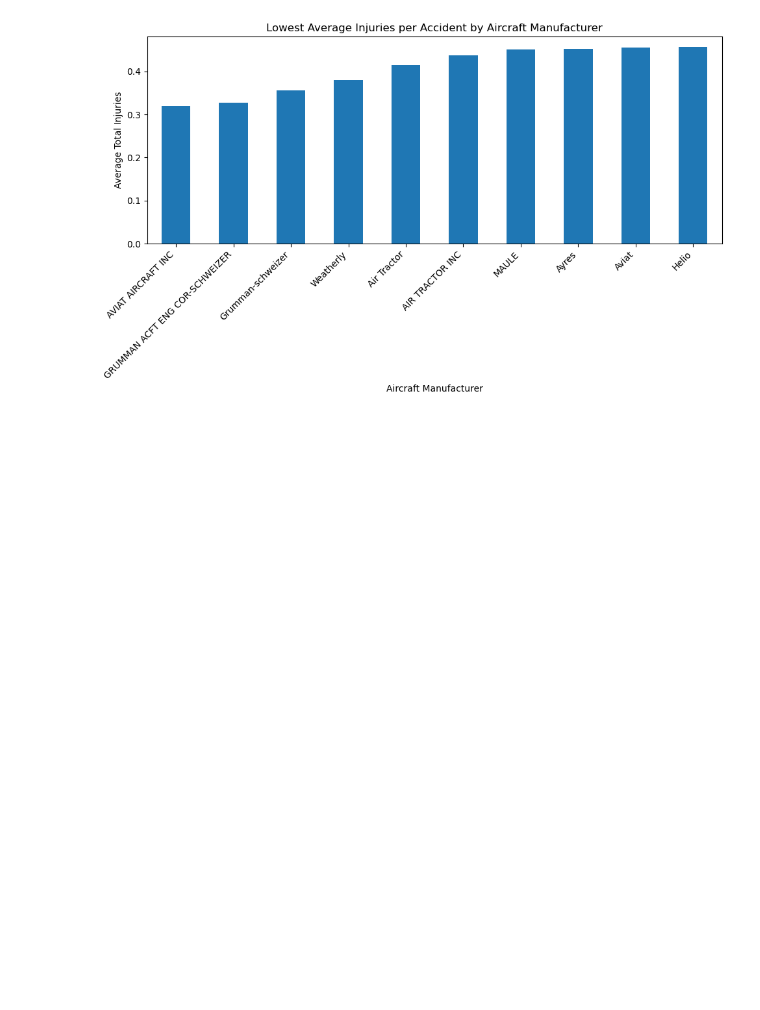
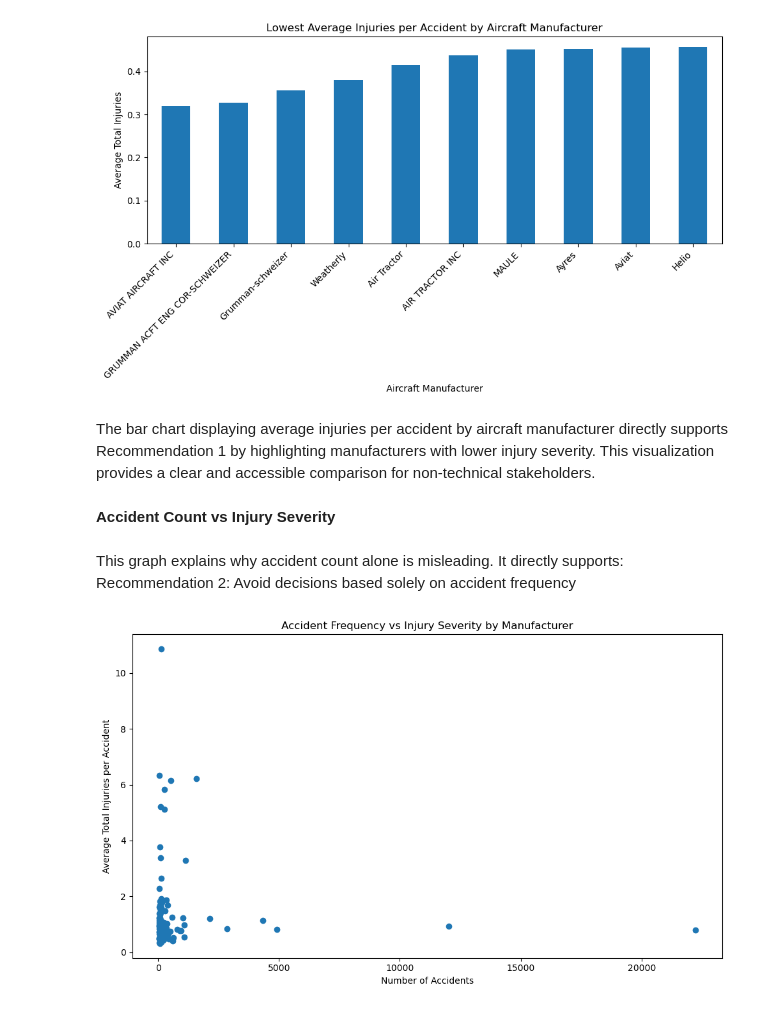
Before and after one commit to michelleotieno12-netizen/aviation-safety-analysis1, a Jupyter notebook: notebooks/01_aviation_safety_analysis.ipynb, the cells around one changed output. Cells and saved outputs as stored; diff of their text form; code cells hidden in the pictures; blank space fills up the shorter version.

Commit message:
Add supporting visualizations for business recommendations

```diff
--- a/notebooks/01_aviation_safety_analysis.ipynb
+++ b/notebooks/01_aviation_safety_analysis.ipynb
@@ -419,3 +419,27 @@ plt.tight_layout()
 plt.show()
 # %% [output]
 [figure]
+# %% [markdown]
+The bar chart displaying average injuries per accident by aircraft manufacturer directly supports Recommendation 1 by highlighting manufacturers with lower injury severity. This visualization provides a clear and accessible comparison for non-technical stakeholders.
+# %% [markdown]
+**Accident Count vs Injury Severity**
+# %% [markdown]
+This graph explains why accident count alone is misleading.
+It directly supports:
+Recommendation 2: Avoid decisions based solely on accident frequency
+# %%
+plt.figure(figsize=(10, 6))
+
+plt.scatter(
+    filtered_risk["accident_count"],
+    filtered_risk["avg_total_injuries"]
+)
+
+plt.xlabel("Number of Accidents")
+plt.ylabel("Average Total Injuries per Accident")
+plt.title("Accident Frequency vs Injury Severity by Manufacturer")
+
+plt.tight_layout()
+plt.show()
+# %% [output]
+[figure, added]
```
Also changed, not shown: parts of 18 cells of this notebook.
